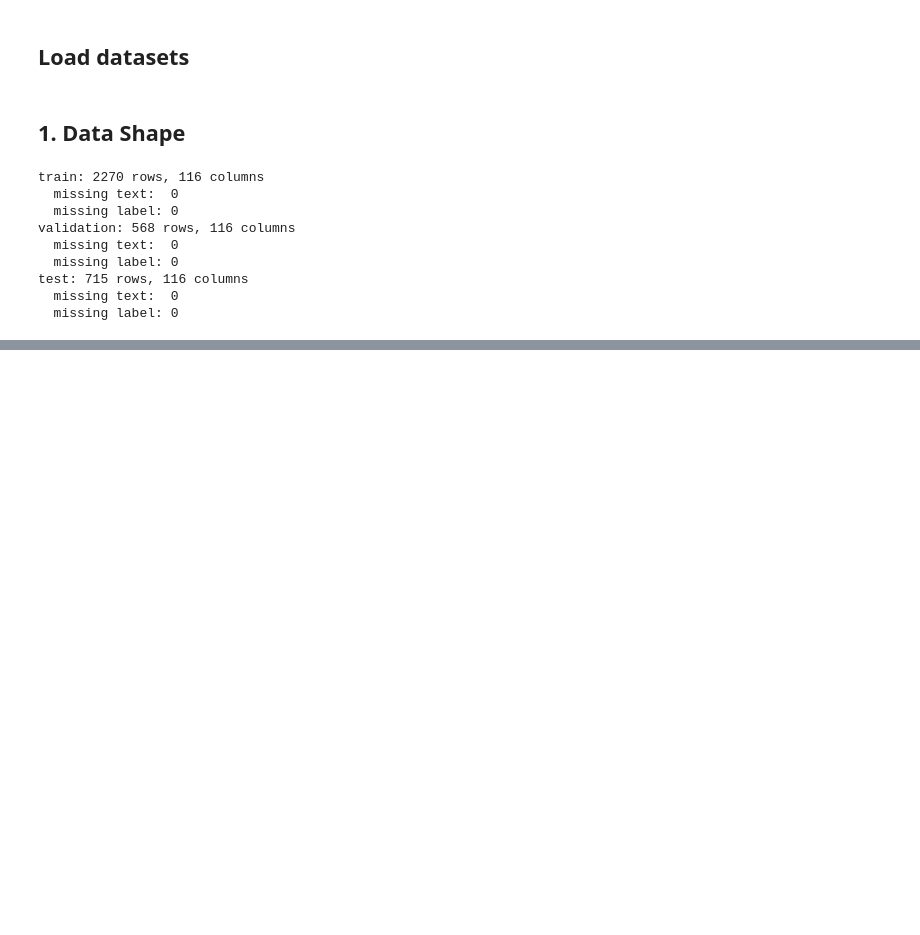
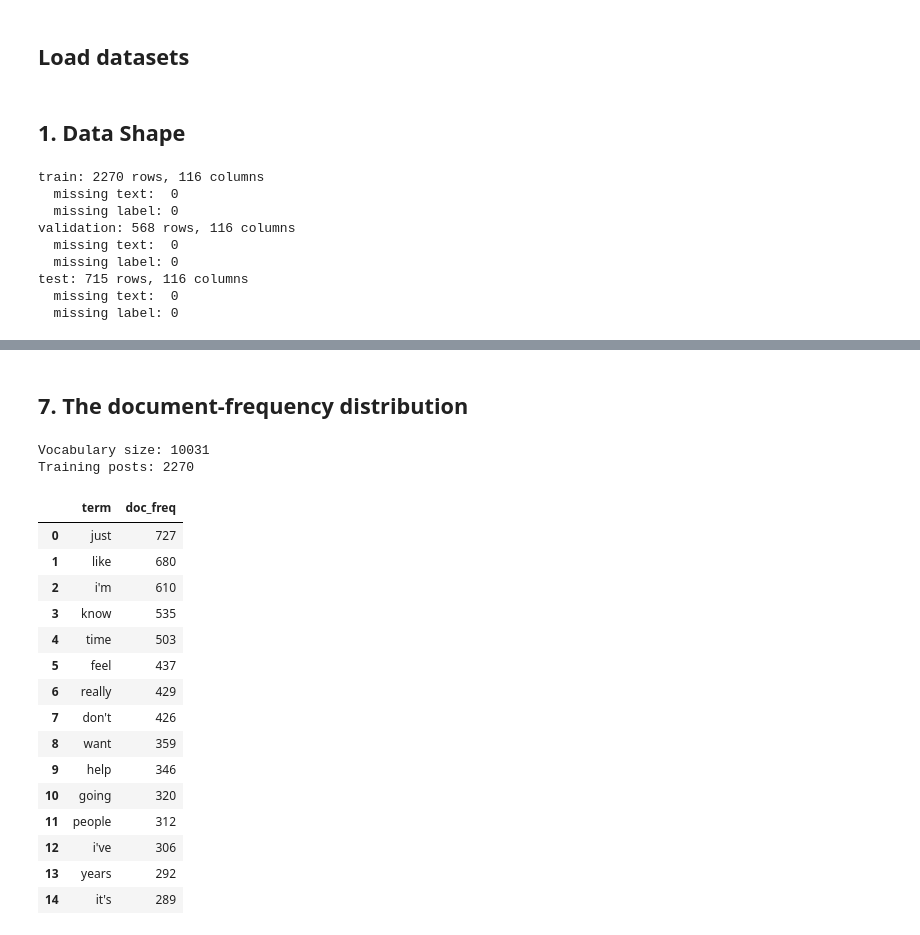
Before and after one commit to CynthiaCR/interpretable-stress-shap-classifier, a Jupyter notebook: notebooks/01_eda.ipynb, the cells around one changed output, grey strips where cells are left out. Cells and saved outputs as stored; diff of their text form; code cells hidden in the pictures; blank space fills up the shorter version.

```diff
--- a/notebooks/01_eda.ipynb
+++ b/notebooks/01_eda.ipynb
@@ -210,0 +135,41 @@ categories (55 posts). Per-subreddit stress rates range from ~34%
+# %% [markdown]
+## 7. The document-frequency distribution
+# %%
+from sklearn.feature_extraction.text import CountVectorizer
+import numpy as np
+
+token_pattern=r"\b[a-zA-Z]+(?:'[a-zA-Z]+)?\b" # matches contractions as one token such as "don't" and "I've"
+
+# binary=True: each column is 0/1. If a word is present in a document,
+# it is 1, otherwise 0.
+vectorizer = CountVectorizer(binary=True, stop_words="english", token_pattern=token_pattern)
+doc_term_matrix = vectorizer.fit_transform(splits["train"]["text"])
+vocab = vectorizer.get_feature_names_out()
+
+doc_freq = np.asarray(doc_term_matrix.sum(axis=0)).ravel()
+doc_freq_df = pd.DataFrame({"term": vocab, "doc_freq": doc_freq})
+doc_freq_df = doc_freq_df.sort_values("doc_freq", ascending=False).reset_index(drop=True)
+
+print(f"Vocabulary size: {len(doc_freq_df)}")
+print(f"Training posts: {len(splits['train'])}")
+
+doc_freq_df.head(15)
+# %% [output]
+Vocabulary size: 10031
+Training posts: 2270
+|  | term | doc_freq |
+| 0 | just | 727 |
+| 1 | like | 680 |
+| 2 | i'm | 610 |
+| 3 | know | 535 |
+| 4 | time | 503 |
+| 5 | feel | 437 |
+| 6 | really | 429 |
+| 7 | don't | 426 |
+| 8 | want | 359 |
+| 9 | help | 346 |
+| 10 | going | 320 |
+| 11 | people | 312 |
+| 12 | i've | 306 |
+| 13 | years | 292 |
+| 14 | it's | 289 |
```
Also changed, not shown: parts of 28 cells of this notebook, 1 other file.
